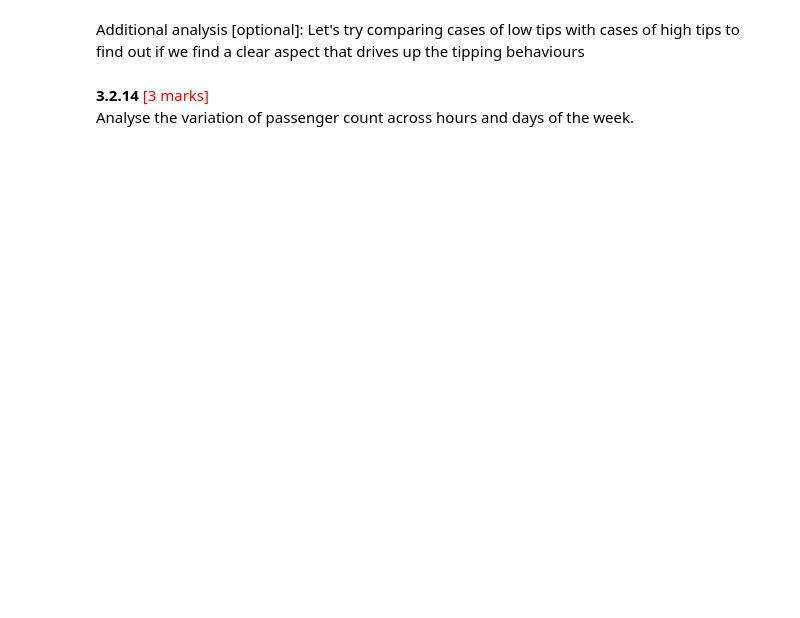
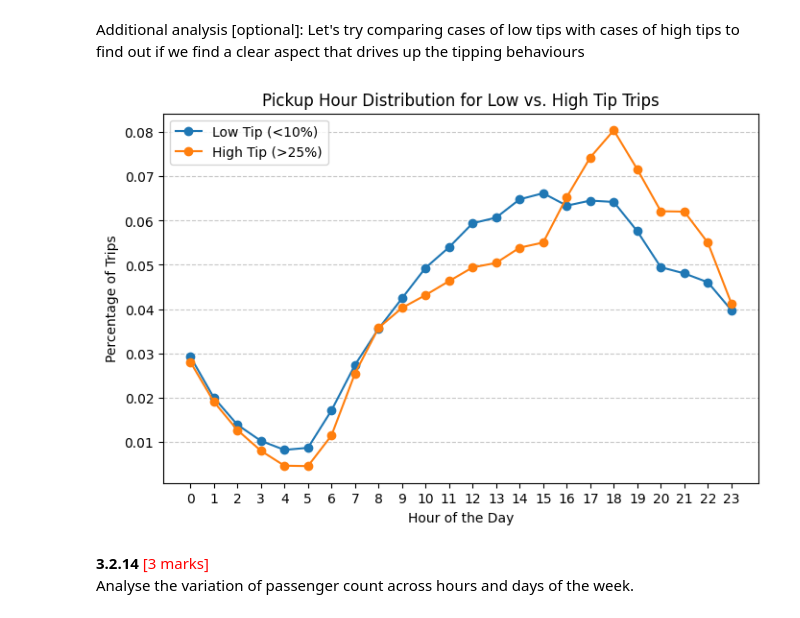
Before and after one commit to ashwanikryadav/upgrad2025, a Jupyter notebook: EDA_Optimising_NYC_Taxis/EDA_Assg_NYC_Taxi_Starter.ipynb, the cells around one changed output. Saved outputs shown, nothing was run; the diff lists cells and outputs as text; code cells hidden in the pictures; blank space fills up the shorter version.

```diff
--- a/EDA_Optimising_NYC_Taxis/EDA_Assg_NYC_Taxi_Starter.ipynb
+++ b/EDA_Optimising_NYC_Taxis/EDA_Assg_NYC_Taxi_Starter.ipynb
@@ -1366,3 +1655,45 @@ Additional analysis [optional]: Let's try comparing cases of low tips with cases
+# %%
+import pandas as pd
+import matplotlib.pyplot as plt
+
+# Load data
+file_path = "D:\\WorkSpace\\Assignment\\EDA_Optimising_NYC_Taxis\\Data\\Combine\\Combine_yellow_tripdata_2023.parquet"
+df = pd.read_parquet(file_path)
+
+# Ensure numeric values
+df["fare_amount"] = pd.to_numeric(df["fare_amount"], errors="coerce")
+df["tip_amount"] = pd.to_numeric(df["tip_amount"], errors="coerce")
+df["trip_distance"] = pd.to_numeric(df["trip_distance"], errors="coerce")
+df["passenger_count"] = pd.to_numeric(df["passenger_count"], errors="coerce")
+
+# Filter valid trips
+df = df[(df["fare_amount"] > 0) & (df["tip_amount"] >= 0)]
+
+# Compute tip percentage
+df["tip_percentage"] = (df["tip_amount"] / df["fare_amount"]) * 100
+
+low_tip = df[df["tip_percentage"] < 10].copy()
+high_tip = df[df["tip_percentage"] > 25].copy()
+
+df["tpep_pickup_datetime"] = pd.to_datetime(df["tpep_pickup_datetime"])
+low_tip["pickup_hour"] = low_tip["tpep_pickup_datetime"].dt.hour
+high_tip["pickup_hour"] = high_tip["tpep_pickup_datetime"].dt.hour
+
+pickup_hour_comparison = pd.DataFrame({
+    "Low Tip (<10%)": low_tip["pickup_hour"].value_counts(normalize=True).sort_index(),
+    "High Tip (>25%)": high_tip["pickup_hour"].value_counts(normalize=True).sort_index()
+}).fillna(0)
+
+pickup_hour_comparison.plot(kind="line", figsize=(8, 5), marker="o")
+plt.xlabel("Hour of the Day")
+plt.ylabel("Percentage of Trips")
+plt.title("Pickup Hour Distribution for Low vs. High Tip Trips")
+plt.xticks(range(0, 24))
+plt.grid(axis="y", linestyle="--", alpha=0.7)
+plt.legend()
+plt.show()
+# %% [output]
+[figure, added]
 # %% [markdown]
 **3.2.14** <font color = red>[3 marks]</font> <br>
 Analyse the variation of passenger count across hours and days of the week.
```
Also changed, not shown: parts of 26 cells of this notebook.
